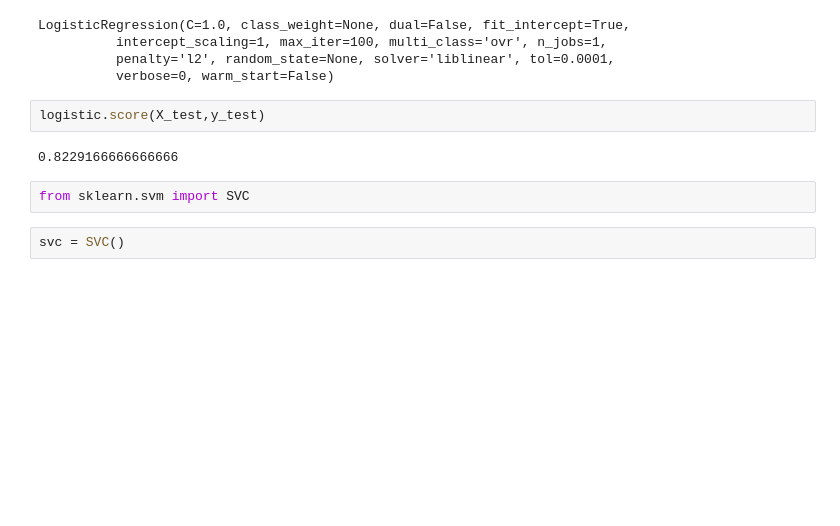
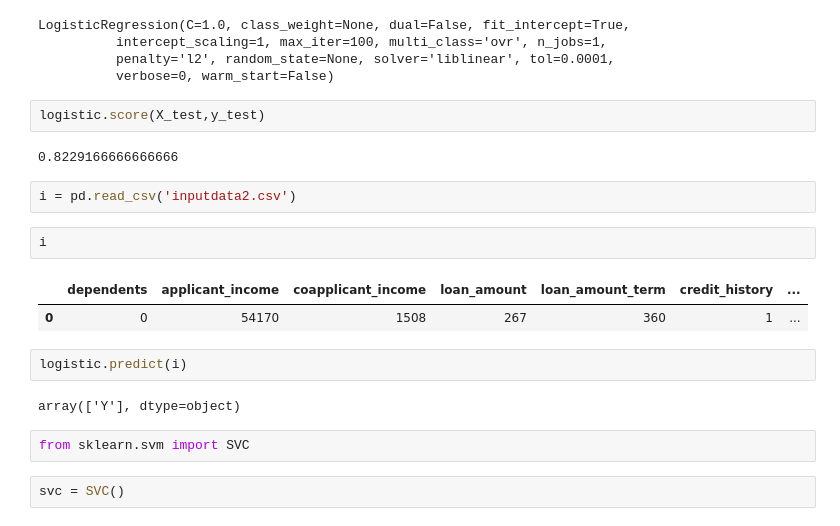
Before and after one commit to ritwik24/loanapproval, a Jupyter notebook: loan.ipynb, the cells around one changed output. Drawn from its saved outputs; the diff is of its cells as text; blank space fills up the shorter version.

```diff
--- a/loan.ipynb
+++ b/loan.ipynb
@@ -196,6 +196,17 @@ LogisticRegression(C=1.0, class_weight=None, dual=False, fit_intercept=True,
 logistic.score(X_test,y_test)
 # %% [output]
 0.8229166666666666
+# %%
+i = pd.read_csv('inputdata2.csv')
+# %%
+i
+# %% [output]
+|  | dependents | applicant_income | coapplicant_income | loan_amount | loan_amount_term | credit_history | ... |
+| 0 | 0 | 54170 | 1508 | 267 | 360 | 1 | ... |
+# %%
+logistic.predict(i)
+# %% [output]
+array(['Y'], dtype=object)
 # %%
 from sklearn.svm import SVC
 # %%
```
Also changed, not shown: parts of 7 cells of this notebook, 6 other files.
